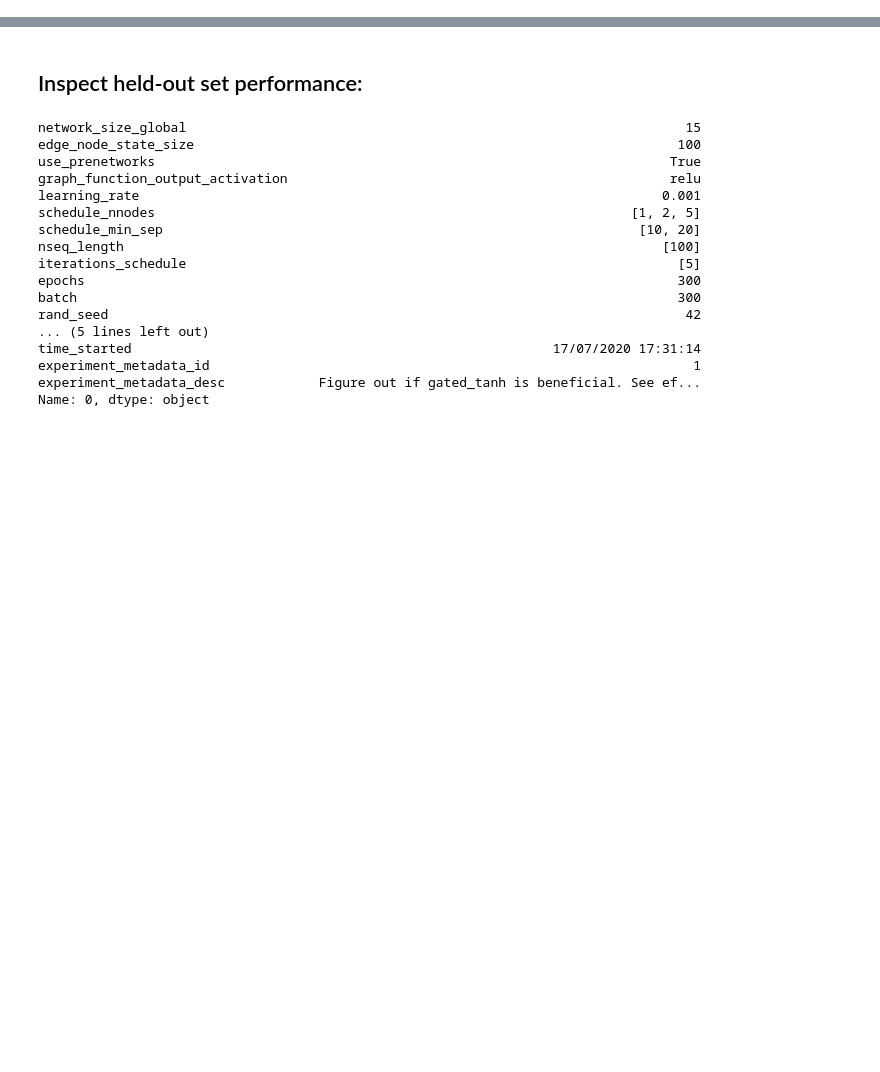
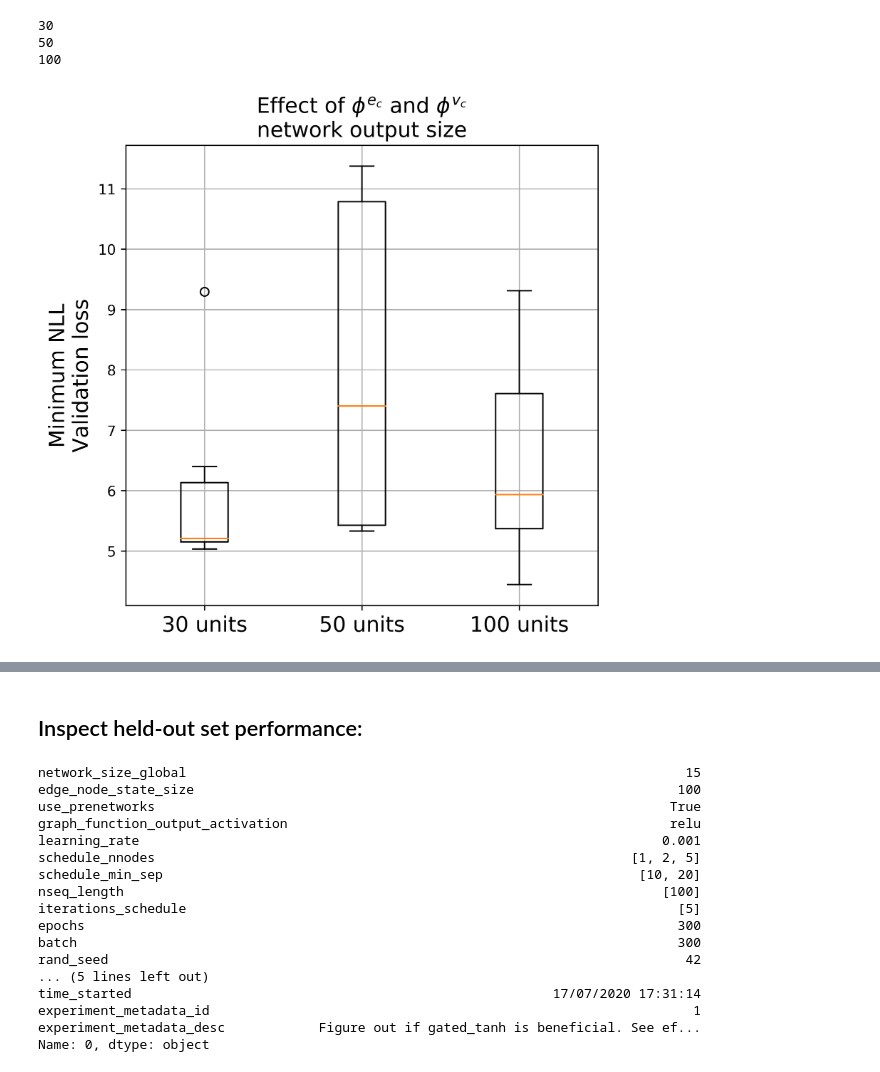
Before and after one commit to mylonasc/deep-rul-models, a Jupyter notebook: Hyperparameter_searches_inspect_trained_models.ipynb, the cells around one changed output, grey strips where cells are left out. Saved outputs shown, nothing was run; the diff lists cells and outputs as text; code cells hidden in the pictures; blank space fills up the shorter version.

```diff
--- a/Hyperparameter_searches_inspect_trained_models.ipynb
+++ b/Hyperparameter_searches_inspect_trained_models.ipynb
@@ -32,0 +118,26 @@ Not supported! See/edit code.
+# %%
+
+val_errs = OrderedDict();
+vals = reversed(d2.edge_node_state_size.unique())
+for u in vals:
+    print(u)
+    vasd = d2[d2['edge_node_state_size'] == u].losses.apply(lambda x : np.min(x['val_loss']))
+    len(vasd)
+    val_errs.update({u : vasd})
+
+v_ = val_errs
+
+
+pplot.figure(figsize = (6,6), dpi = 600)
+#pplot.plot(acts, min_val_losses,'o')
+pplot.boxplot([v__ for v__ in v_.values()])
+pplot.title("Effect of $\phi^{e_c}$ and $\phi^{v_c}$ \nnetwork output size", fontsize = fsize)
+pplot.xticks([1,2,3], [str(v__) + " units" for v__ in v_.keys()], fontsize = fsize)
+pplot.grid()
+pplot.ylabel("Minimum NLL\nValidation loss", fontsize = fsize)
+pplot.savefig("/home/charilaos/current/paper/figures/core_state_effect.pdf")
+# %% [output]
+30
+50
+100
+[figure, added]
```
Also changed, not shown: parts of 20 cells of this notebook, 8 other files.
